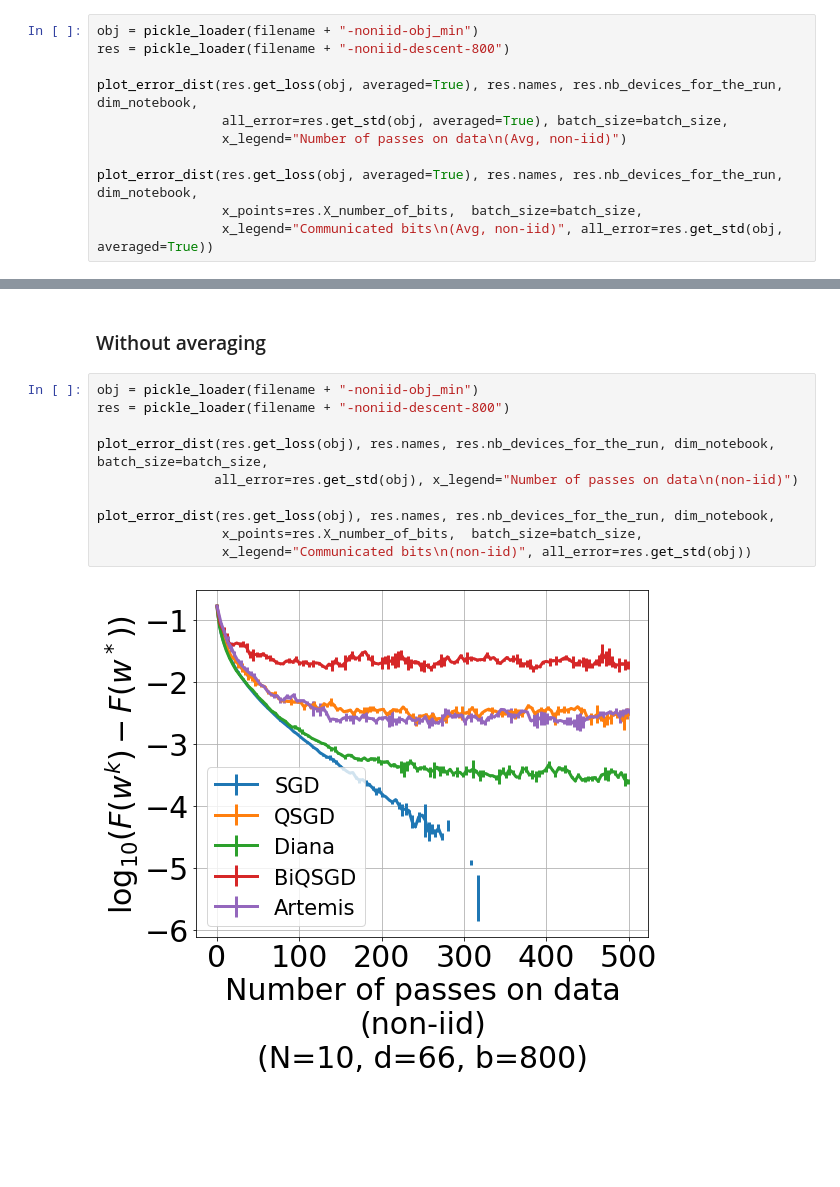
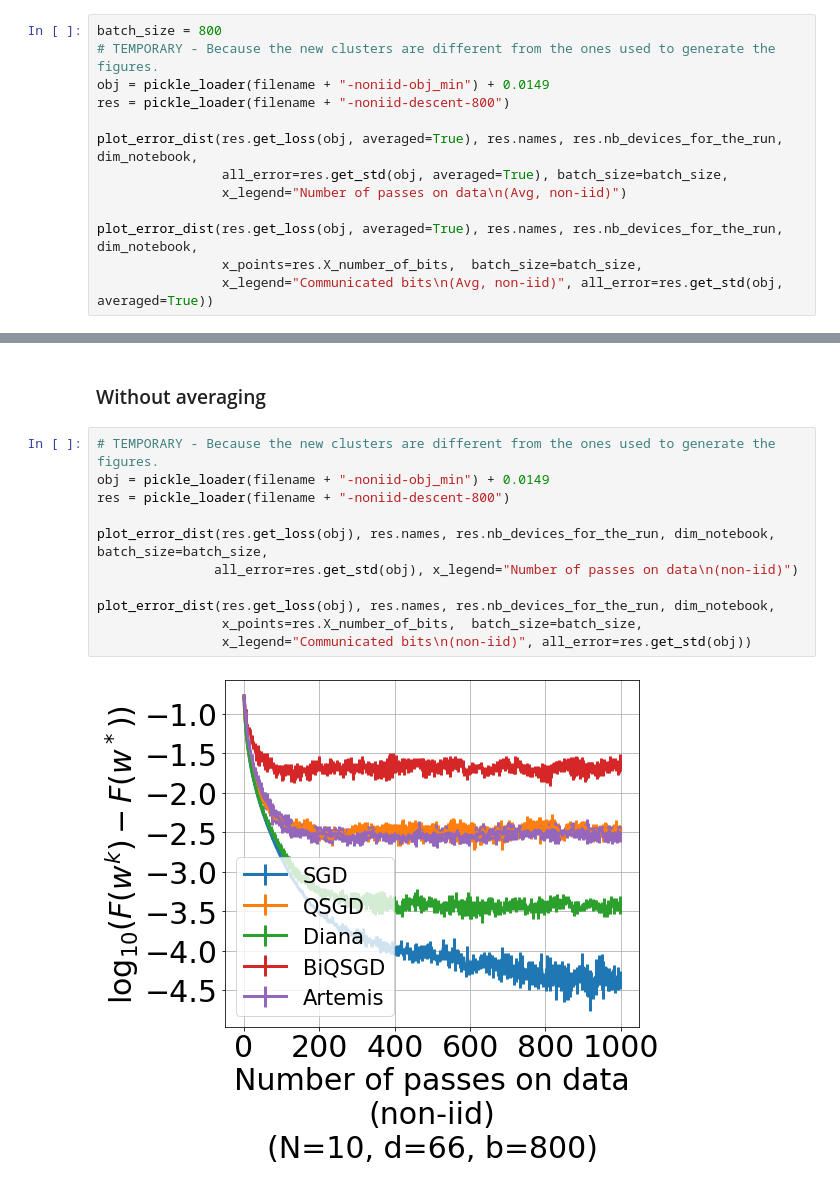
Before and after one commit to philipco/artemis-bidirectional-compression, a Jupyter notebook: notebook/quantum.ipynb, the cells around one changed output, grey strips where cells are left out. Saved outputs shown, nothing was run; the diff lists cells and outputs as text; blank space fills up the shorter version.

```diff
--- a/notebook/quantum.ipynb
+++ b/notebook/quantum.ipynb
@@ -440,7 +455,9 @@ Wall time: 8min 30s
 # %% [markdown]
 ### With averaging
 # %%
-obj = pickle_loader(filename + "-noniid-obj_min")
+batch_size = 800
+# TEMPORARY - Because the new clusters are different from the ones used to generate the figures.
+obj = pickle_loader(filename + "-noniid-obj_min") + 0.0149
 res = pickle_loader(filename + "-noniid-descent-800")
 
 plot_error_dist(res.get_loss(obj, averaged=True), res.names, res.nb_devices_for_the_run, dim_notebook,
@@ -456,14 +473,15 @@ plot_error_dist(res.get_loss(obj, averaged=True), res.names, res.nb_devices_for_
 # %% [markdown]
 ### Without averaging
 # %%
-obj = pickle_loader(filename + "-noniid-obj_min")
+# TEMPORARY - Because the new clusters are different from the ones used to generate the figures.
+obj = pickle_loader(filename + "-noniid-obj_min") + 0.0149
 res = pickle_loader(filename + "-noniid-descent-800")
 
 plot_error_dist(res.get_loss(obj), res.names, res.nb_devices_for_the_run, dim_notebook, batch_size=batch_size,
                all_error=res.get_std(obj), x_legend="Number of passes on data\n(non-iid)")
 
 plot_error_dist(res.get_loss(obj), res.names, res.nb_devices_for_the_run, dim_notebook,
                 x_points=res.X_number_of_bits,  batch_size=batch_size,
                 x_legend="Communicated bits\n(non-iid)", all_error=res.get_std(obj))
 # %% [output]
-[figure, old version]
+[figure, new version]
```
Also changed, not shown: parts of 12 cells of this notebook, 10 other files.
